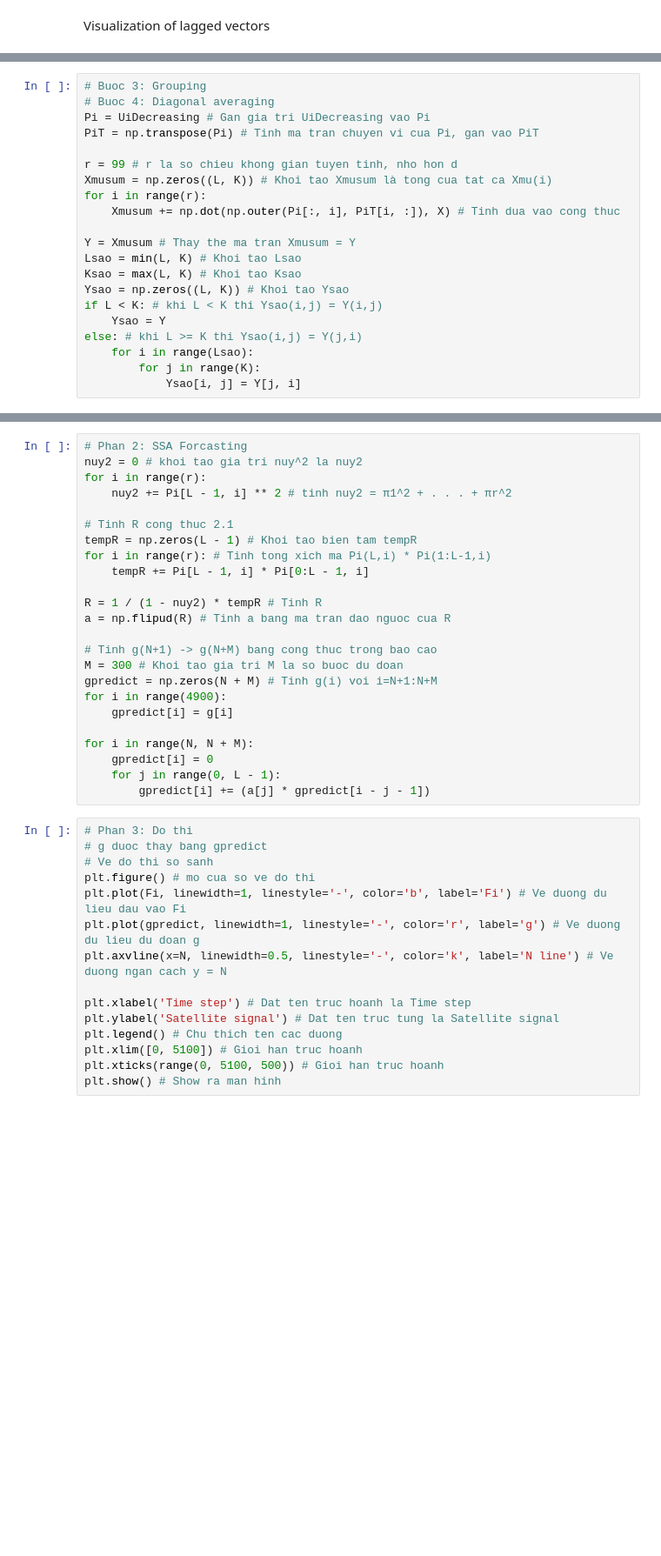
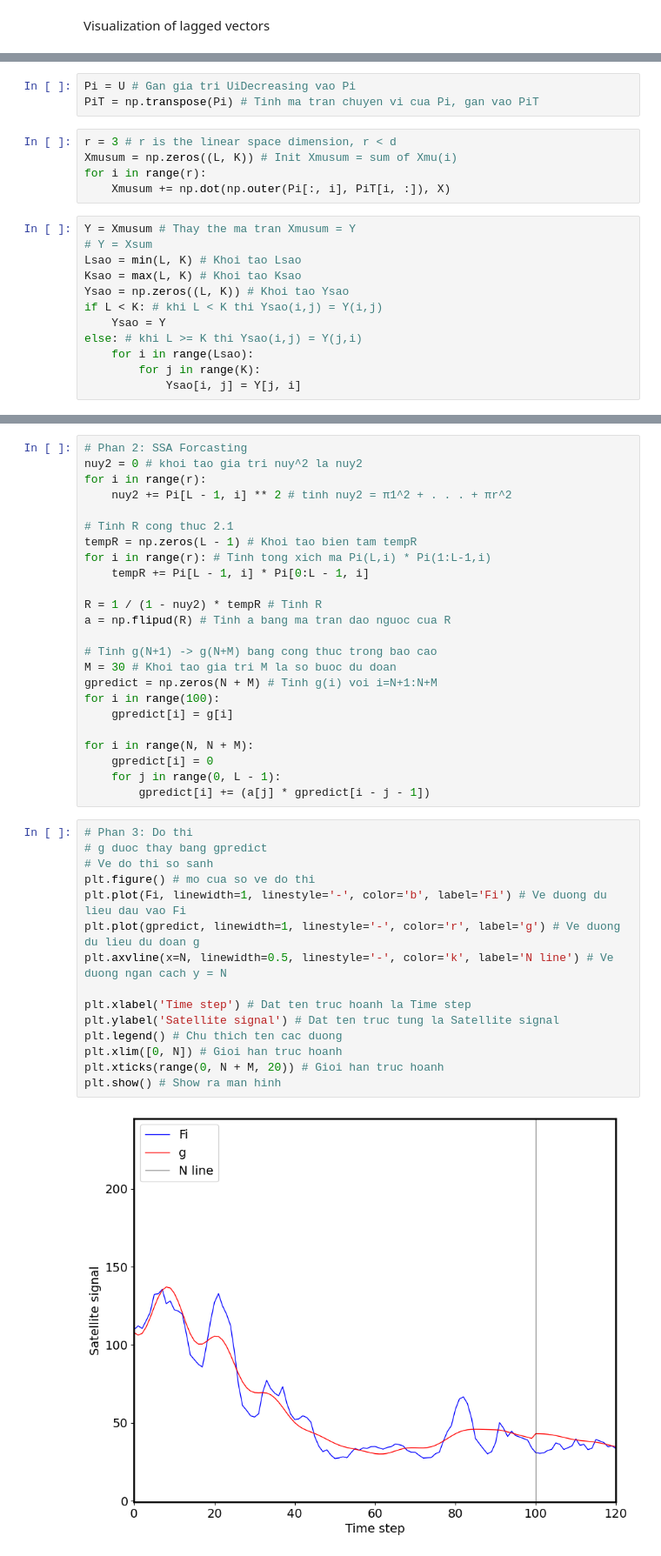
Before and after one commit to Baozzz04/UH_SSA_Forecasting, a Jupyter notebook: main.ipynb, the cells around one changed output, grey strips where cells are left out. Shown at 87% size. Drawn from its saved outputs; the diff is of its cells as text; blank space fills up the shorter version.

```diff
--- a/main.ipynb
+++ b/main.ipynb
@@ -74,15 +147,14 @@ for i in range(d):
+# %%
+Pi = U # Gan gia tri UiDecreasing vao Pi
+PiT = np.transpose(Pi) # Tinh ma tran chuyen vi cua Pi, gan vao PiT
+# %%
+r = 3 # r is the linear space dimension, r < d
+Xmusum = np.zeros((L, K)) # Init Xmusum = sum of Xmu(i)
+for i in range(r):
+    Xmusum += np.dot(np.outer(Pi[:, i], PiT[i, :]), X)
 # %%
-# Buoc 3: Grouping
-# Buoc 4: Diagonal averaging
-Pi = UiDecreasing # Gan gia tri UiDecreasing vao Pi
-PiT = np.transpose(Pi) # Tinh ma tran chuyen vi cua Pi, gan vao PiT
-
-r = 99 # r la so chieu khong gian tuyen tinh, nho hon d
-Xmusum = np.zeros((L, K)) # Khoi tao Xmusum là tong cua tat ca Xmu(i)
-for i in range(r):
-    Xmusum += np.dot(np.outer(Pi[:, i], PiT[i, :]), X) # Tinh dua vao cong thuc
-
 Y = Xmusum # Thay the ma tran Xmusum = Y
+# Y = Xsum
 Lsao = min(L, K) # Khoi tao Lsao
 Ksao = max(L, K) # Khoi tao Ksao
 Ysao = np.zeros((L, K)) # Khoi tao Ysao
@@ -128,9 +200,9 @@ R = 1 / (1 - nuy2) * tempR # Tinh R
 a = np.flipud(R) # Tinh a bang ma tran dao nguoc cua R
 
 # Tinh g(N+1) -> g(N+M) bang cong thuc trong bao cao
-M = 300 # Khoi tao gia tri M la so buoc du doan
+M = 30 # Khoi tao gia tri M la so buoc du doan
 gpredict = np.zeros(N + M) # Tinh g(i) voi i=N+1:N+M
-for i in range(4900):
+for i in range(100):
     gpredict[i] = g[i]
 
 for i in range(N, N + M):
@@ -140,15 +212,17 @@ for i in range(N, N + M):
 # %%
 # Phan 3: Do thi
 # g duoc thay bang gpredict
 # Ve do thi so sanh
 plt.figure() # mo cua so ve do thi
 plt.plot(Fi, linewidth=1, linestyle='-', color='b', label='Fi') # Ve duong du lieu dau vao Fi
 plt.plot(gpredict, linewidth=1, linestyle='-', color='r', label='g') # Ve duong du lieu du doan g
 plt.axvline(x=N, linewidth=0.5, linestyle='-', color='k', label='N line') # Ve duong ngan cach y = N
 
 plt.xlabel('Time step') # Dat ten truc hoanh la Time step
 plt.ylabel('Satellite signal') # Dat ten truc tung la Satellite signal
 plt.legend() # Chu thich ten cac duong
-plt.xlim([0, 5100]) # Gioi han truc hoanh
-plt.xticks(range(0, 5100, 500)) # Gioi han truc hoanh
+plt.xlim([0, N]) # Gioi han truc hoanh
+plt.xticks(range(0, N + M, 20)) # Gioi han truc hoanh
 plt.show() # Show ra man hinh
+# %% [output]
+[figure, added]
```
Also changed, not shown: parts of 28 cells of this notebook.
